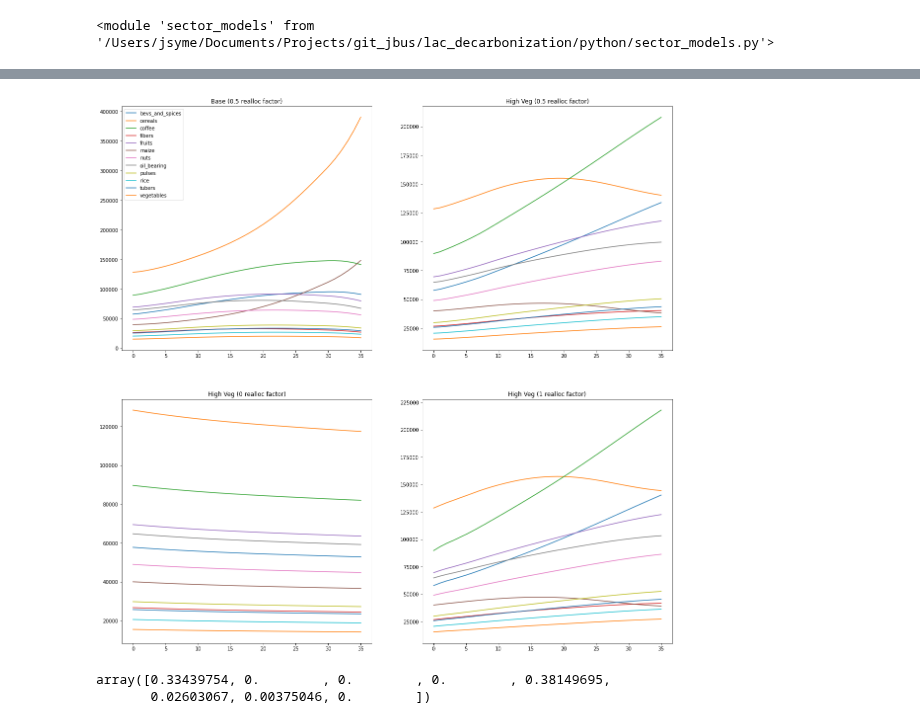
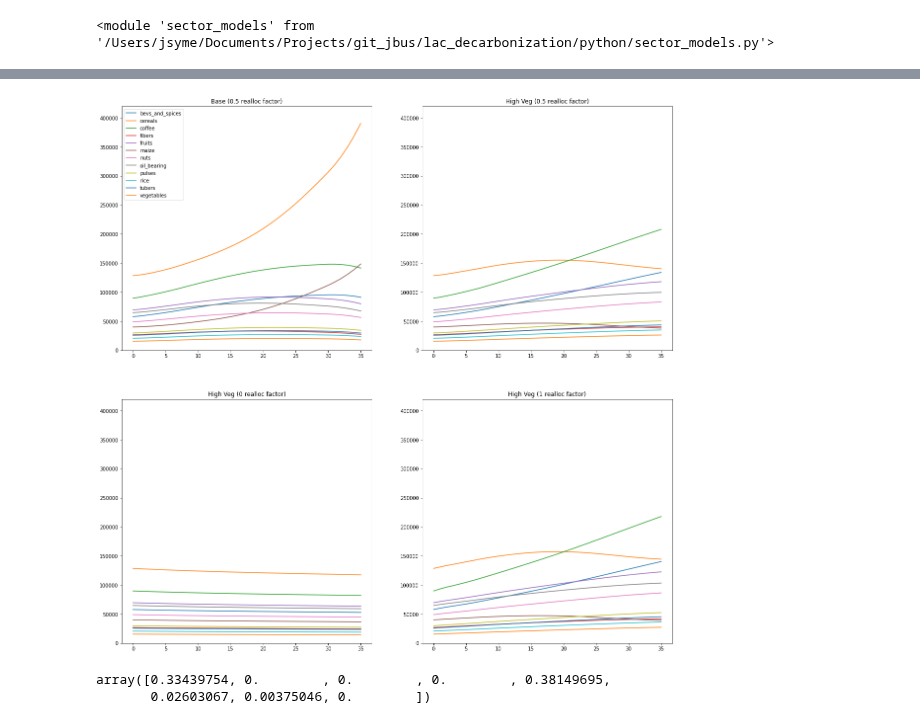
Before and after one commit to jarojasag/lac_decarbonization, a Jupyter notebook: python/build_afolu.ipynb, the cells around one changed output, grey strips where cells are left out. Drawn from its saved outputs; the diff is of its cells as text; code cells hidden in the pictures.

```diff
--- a/python/build_afolu.ipynb
+++ b/python/build_afolu.ipynb
@@ -54,37 +84,38 @@ df_out_high_veg_allrealloc = model_afolu.project(df_fake_data_high_veg_allreallo
 # %%
 cols = [x for x in df_out.columns if "area_agrc" in x]
 
 fig, ax = plt.subplots(2, 2, figsize = (20, 20))
 
 for col in cols:
     x = np.array(df_out_base["time_period"])
     y = np.array(df_out_base[col])
     ax[0, 0].plot(x, y, label = col.replace("area_agrc_crops_", "").replace("_ha", ""))
     ax[0, 0].set_title("Base (0.5 realloc factor)")
     ax[0, 0].legend()
+    ax[0, 0].set_ylim((0, 420000))
 
     x = np.array(df_out_high_veg["time_period"])
     y = np.array(df_out_high_veg[col])
     ax[0, 1].plot(x, y)
     ax[0, 1].set_title("High Veg (0.5 realloc factor)")
-
+    ax[0, 1].set_ylim((0, 420000))
 
 
     x = np.array(df_out_high_veg_norealloc["time_period"])
     y = np.array(df_out_high_veg_norealloc[col])
     ax[1, 0].plot(x, y)
     ax[1, 0].set_title("High Veg (0 realloc factor)")
-
+    ax[1, 0].set_ylim((0, 420000))
 
     x = np.array(df_out_high_veg_allrealloc["time_period"])
     y = np.array(df_out_high_veg_allrealloc[col])
     ax[1, 1].plot(x, y)
     ax[1, 1].set_title("High Veg (1 realloc factor)")
-
+    ax[1, 1].set_ylim((0, 420000))
 
 plt.show()
 # %% [output]
-[figure, old version]
+[figure, new version]
 # %%
 model_afolu.mat_ef[0][2,:]*model_afolu.arrs_land_conv[0][2,:]
 # %% [output]
```
Also changed, not shown: parts of 4 cells of this notebook, 3 other files.
